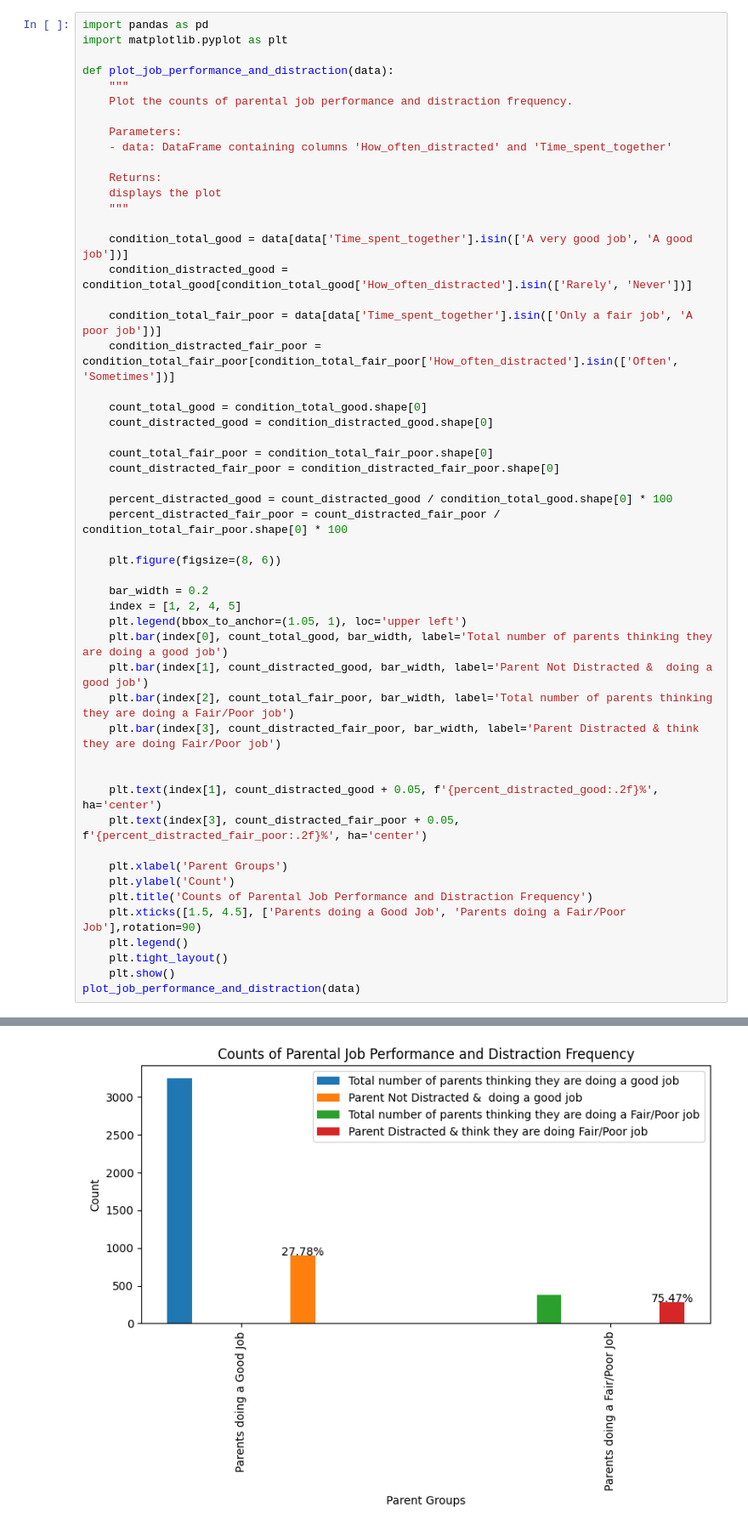
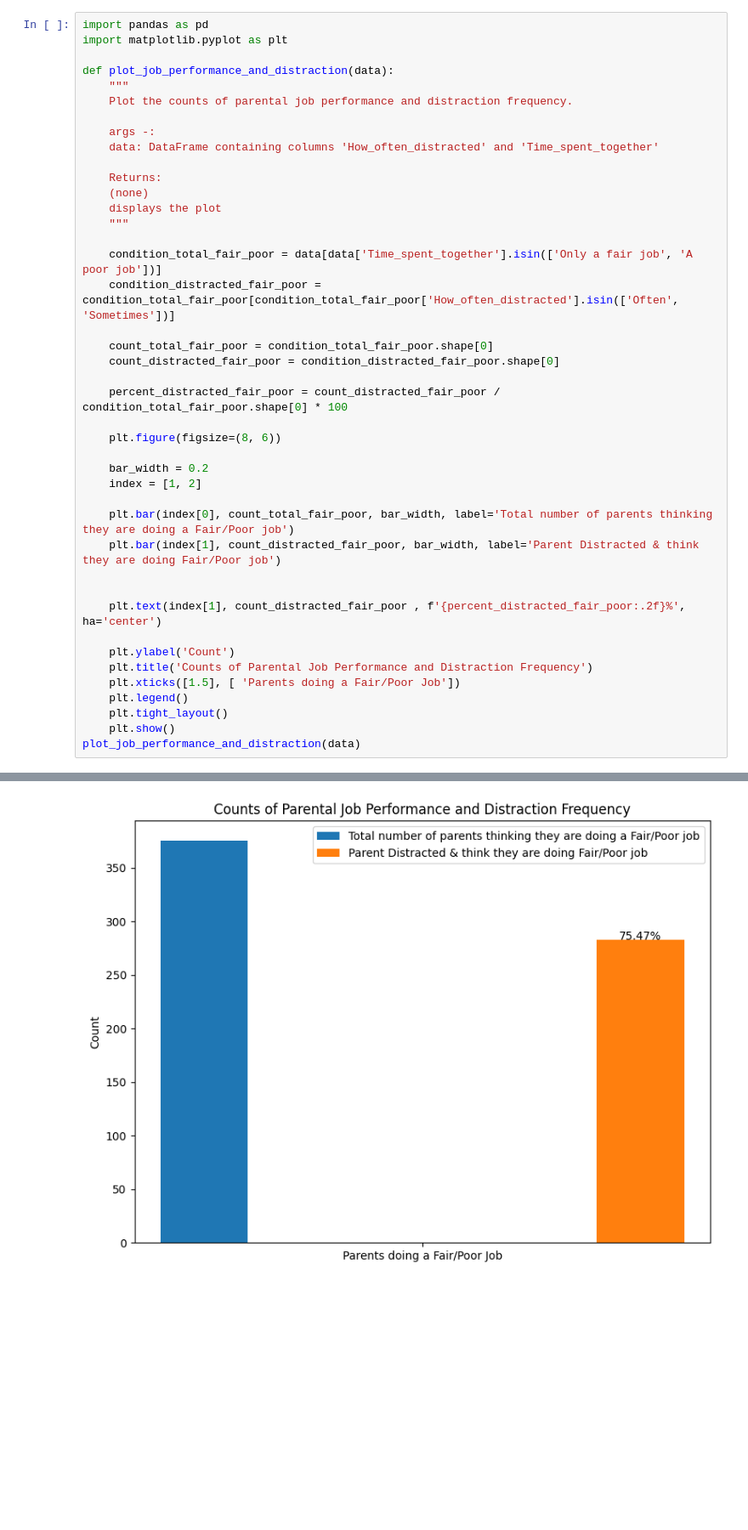
Before and after one commit to tyz-sd/Parenting-children-in-the-age-of-screens, a Jupyter notebook: vizualizations_dhruvi.ipynb, the cells around one changed output, grey strips where cells are left out. Shown at 85% size. Saved outputs shown, nothing was run; the diff lists cells and outputs as text; blank space fills up the shorter version.

```diff
--- a/vizualizations_dhruvi.ipynb
+++ b/vizualizations_dhruvi.ipynb
@@ -72,46 +62,36 @@ def plot_job_performance_and_distraction(data):
     """
     Plot the counts of parental job performance and distraction frequency.
 
-    Parameters:
-    - data: DataFrame containing columns 'How_often_distracted' and 'Time_spent_together'
+    args -:
+    data: DataFrame containing columns 'How_often_distracted' and 'Time_spent_together'
 
     Returns:
+    (none)
     displays the plot
     """
-
-    condition_total_good = data[data['Time_spent_together'].isin(['A very good job', 'A good job'])]
-    condition_distracted_good = condition_total_good[condition_total_good['How_often_distracted'].isin(['Rarely', 'Never'])]
 
     condition_total_fair_poor = data[data['Time_spent_together'].isin(['Only a fair job', 'A poor job'])]
     condition_distracted_fair_poor = condition_total_fair_poor[condition_total_fair_poor['How_often_distracted'].isin(['Often', 'Sometimes'])]
 
-    count_total_good = condition_total_good.shape[0]
-    count_distracted_good = condition_distracted_good.shape[0]
-
     count_total_fair_poor = condition_total_fair_poor.shape[0]
     count_distracted_fair_poor = condition_distracted_fair_poor.shape[0]
 
-    percent_distracted_good = count_distracted_good / condition_total_good.shape[0] * 100
     percent_distracted_fair_poor = count_distracted_fair_poor / condition_total_fair_poor.shape[0] * 100
 
     plt.figure(figsize=(8, 6))
 
     bar_width = 0.2
-    index = [1, 2, 4, 5]
-    plt.legend(bbox_to_anchor=(1.05, 1), loc='upper left')
-    plt.bar(index[0], count_total_good, bar_width, label='Total number of parents thinking they are doing a good job')
-    plt.bar(index[1], count_distracted_good, bar_width, label='Parent Not Distracted &  doing a good job')
-    plt.bar(index[2], count_total_fair_poor, bar_width, label='Total number of parents thinking they are doing a Fair/Poor job')
-    plt.bar(index[3], count_distracted_fair_poor, bar_width, label='Parent Distracted & think they are doing Fair/Poor job')
+    index = [1, 2]
+
+    plt.bar(index[0], count_total_fair_poor, bar_width, label='Total number of parents thinking they are doing a Fair/Poor job')
+    plt.bar(index[1], count_distracted_fair_poor, bar_width, label='Parent Distracted & think they are doing Fair/Poor job')
 
 
-    plt.text(index[1], count_distracted_good + 0.05, f'{percent_distracted_good:.2f}%', ha='center')
-    plt.text(index[3], count_distracted_fair_poor + 0.05, f'{percent_distracted_fair_poor:.2f}%', ha='center')
+    plt.text(index[1], count_distracted_fair_poor , f'{percent_distracted_fair_poor:.2f}%', ha='center')
 
-    plt.xlabel('Parent Groups')
     plt.ylabel('Count')
     plt.title('Counts of Parental Job Performance and Distraction Frequency')
-    plt.xticks([1.5, 4.5], ['Parents doing a Good Job', 'Parents doing a Fair/Poor Job'],rotation=90)
+    plt.xticks([1.5], [ 'Parents doing a Fair/Poor Job'])
     plt.legend()
     plt.tight_layout()
     plt.show()
@@ -121 +100 @@ No artists with labels found to put in legend.  Note that artists whose label st
-[figure, old version]
+[figure, new version]
```
Also changed, not shown: parts of 2 cells of this notebook.
